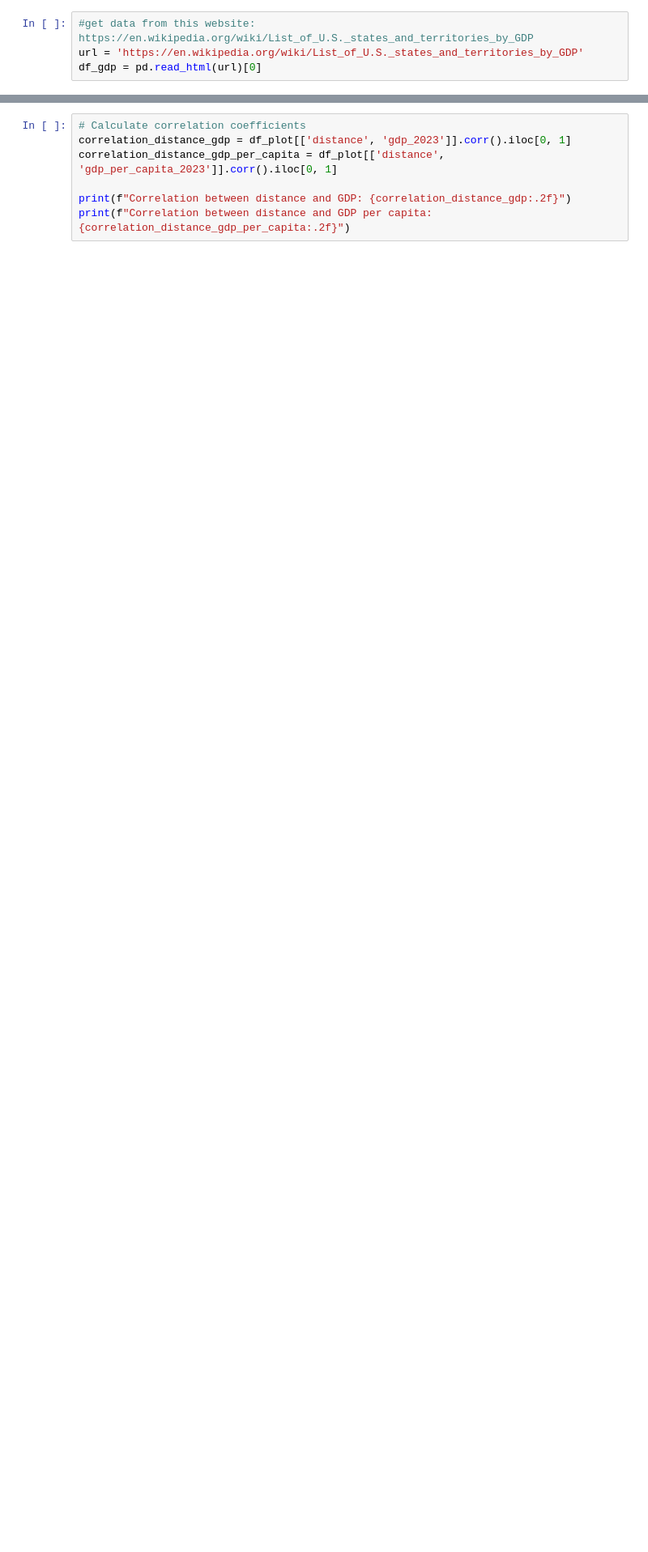
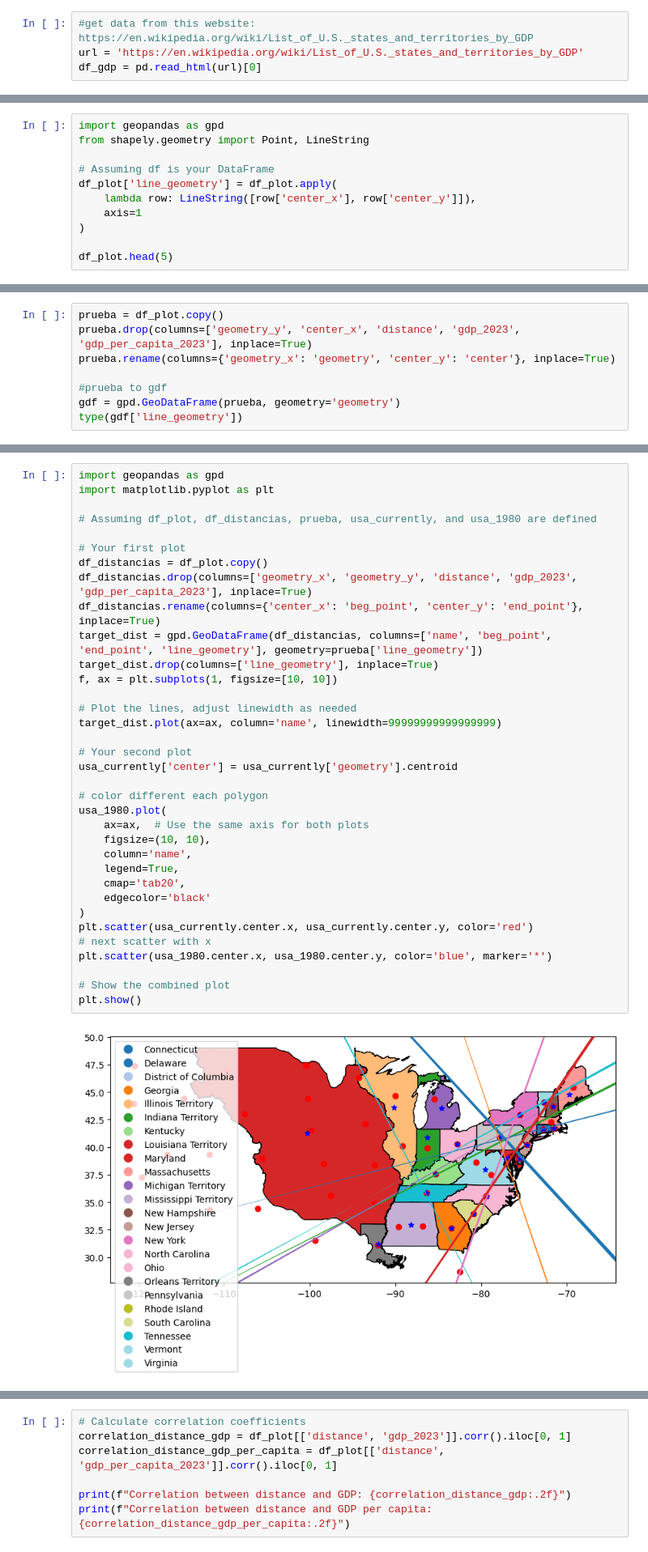
Before and after one commit to DeiviGT1/arc-is, a Jupyter notebook: notebooks/0.0-maps-many-db.ipynb, the cells around one changed output, grey strips where cells are left out. Shown at 81% size. Cells and saved outputs as stored; diff of their text form; blank space fills up the shorter version.

```diff
--- a/notebooks/0.0-maps-many-db.ipynb
+++ b/notebooks/0.0-maps-many-db.ipynb
@@ -138,3 +151,14 @@ dataf = dataf.merge(df_gdp, on='name', how='left')
 dataf[['name', 'distance', 'gdp_2023', 'gdp_per_capita_2023']].dropna().sort_values(by='distance', ascending=True, inplace=True)
 
 df_plot = dataf[dataf['distance'] < 50]
+# %%
+import geopandas as gpd
+from shapely.geometry import Point, LineString
+
+# Assuming df is your DataFrame
+df_plot['line_geometry'] = df_plot.apply(
+    lambda row: LineString([row['center_x'], row['center_y']]),
+    axis=1
+)
+
+df_plot.head(5)
@@ -140,0 +177,8 @@ df_plot = dataf[dataf['distance'] < 50]
+# %%
+prueba = df_plot.copy()
+prueba.drop(columns=['geometry_y', 'center_x', 'distance', 'gdp_2023', 'gdp_per_capita_2023'], inplace=True)
+prueba.rename(columns={'geometry_x': 'geometry', 'center_y': 'center'}, inplace=True)
+
+#prueba to gdf
+gdf = gpd.GeoDataFrame(prueba, geometry='geometry')
+type(gdf['line_geometry'])
@@ -141,3 +326,40 @@ df_plot = dataf[dataf['distance'] < 50]
+# %%
+import geopandas as gpd
+import matplotlib.pyplot as plt
+
+# Assuming df_plot, df_distancias, prueba, usa_currently, and usa_1980 are defined
+
+# Your first plot
+df_distancias = df_plot.copy()
+df_distancias.drop(columns=['geometry_x', 'geometry_y', 'distance', 'gdp_2023', 'gdp_per_capita_2023'], inplace=True)
+df_distancias.rename(columns={'center_x': 'beg_point', 'center_y': 'end_point'}, inplace=True)
+target_dist = gpd.GeoDataFrame(df_distancias, columns=['name', 'beg_point', 'end_point', 'line_geometry'], geometry=prueba['line_geometry'])
+target_dist.drop(columns=['line_geometry'], inplace=True)
+f, ax = plt.subplots(1, figsize=[10, 10])
+
+# Plot the lines, adjust linewidth as needed
+target_dist.plot(ax=ax, column='name', linewidth=99999999999999999)
+
+# Your second plot
+usa_currently['center'] = usa_currently['geometry'].centroid
+
+# color different each polygon
+usa_1980.plot(
+    ax=ax,  # Use the same axis for both plots
+    figsize=(10, 10),
+    column='name',
+    legend=True,
+    cmap='tab20',
+    edgecolor='black'
+)
+plt.scatter(usa_currently.center.x, usa_currently.center.y, color='red')
+# next scatter with x
+plt.scatter(usa_1980.center.x, usa_1980.center.y, color='blue', marker='*')
+
+# Show the combined plot
+plt.show()
+# %% [output]
+[figure, added]
 # %%
 plt.figure(figsize=(12, 6))
 
```
Also changed, not shown: parts of 11 cells of this notebook.
